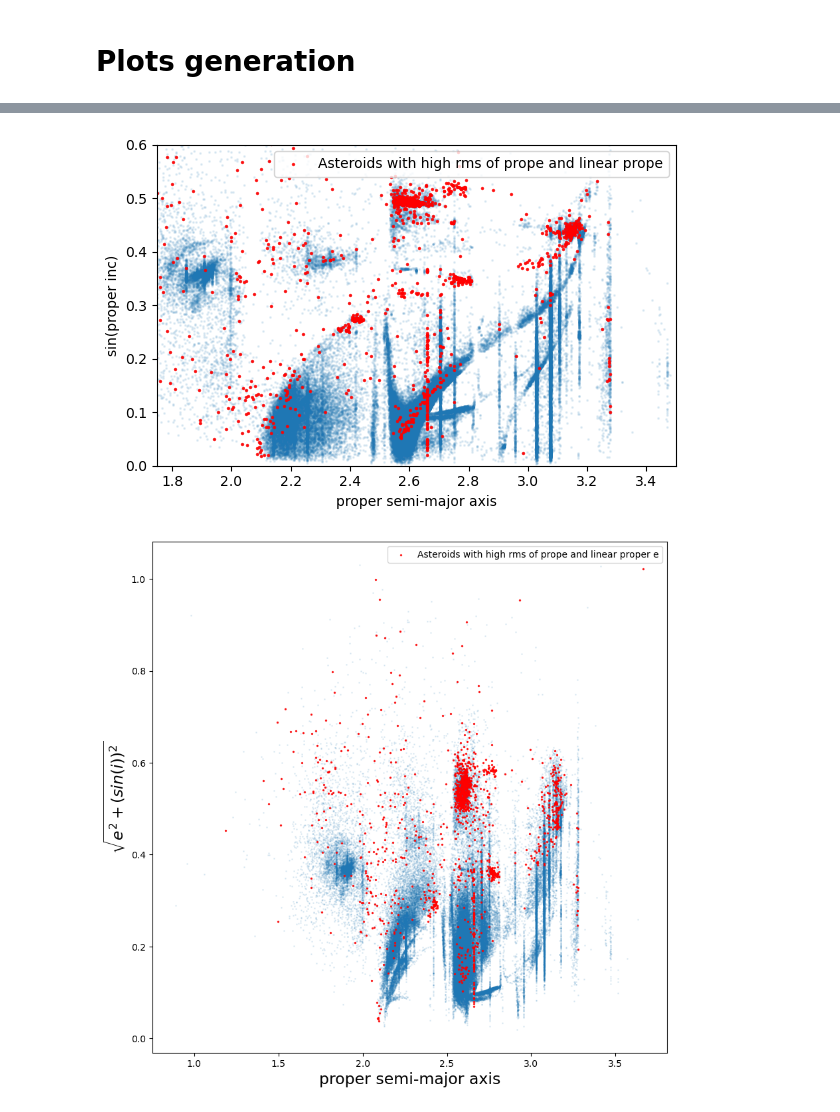
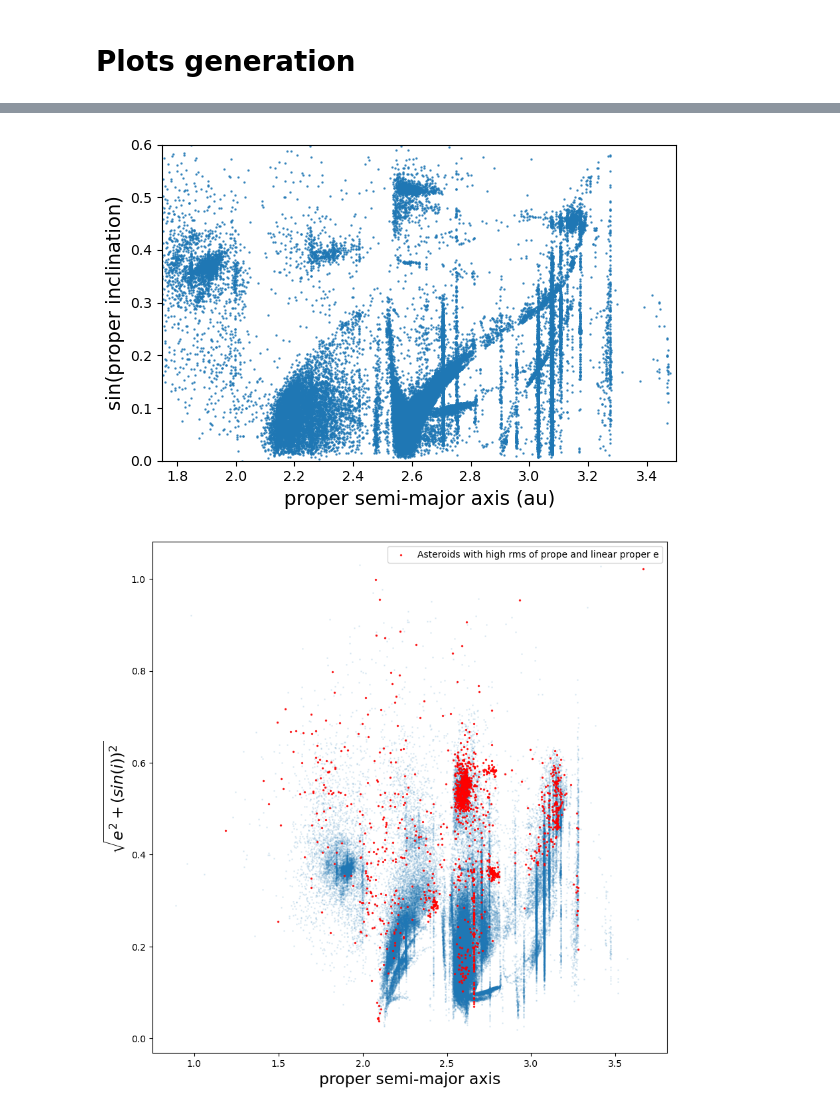
Before and after one commit to kavidey/action-angle-discovery, a Jupyter notebook: all_model_training.ipynb, the cells around one changed output, grey strips where cells are left out. Drawn from its saved outputs; the diff is of its cells as text; code cells hidden in the pictures.

```diff
--- a/all_model_training.ipynb
+++ b/all_model_training.ipynb
@@ -658,0 +876,4 @@ plt.legend()
+# %%
+df_ngb = pd.read_csv("tables_for_analysis/NGBooster_result.csv")
+# df_nn = pd.read_csv("tables_for_analysis/Neural_Network_results")
+df_xgb = pd.read_csv("tables_for_analysis/XGBoost_crepes_results.csv")
@@ -723,4 +1010,8 @@ def calculate_d(a_p, delta_a_p, delta_e_p, delta_sin_i_p):
 	d = (numerator / denominator) * math.sqrt(inside_sqrt)
 	return d
 
-merged_df['d'] = merged_df.apply(lambda row: calculate_d(row['propa'], row['da'], row['de'], row['dsini']), axis = 1)
+# merged_df['d'] = merged_df.apply(lambda row: calculate_d(row['propa'], row['da'], row['de'], row['dsini']), axis = 1)
+df_xgb['d'] = df_xgb.apply(lambda row: calculate_d(row['propa'], row['da'], row['de'], row['dsini']), axis = 1)
+df_ngb['d'] = df_ngb.apply(lambda row: calculate_d(row['propa'], row['da'], row['de'], row['dsini']), axis = 1)
+FN_df_xgb['d'] = df_xgb.apply(lambda row: calculate_d(row['propa'], row['da'], row['de'], row['dsini']), axis = 1)
+FN_df_ngb['d'] = df_ngb.apply(lambda row: calculate_d(row['propa'], row['da'], row['de'], row['dsini']), axis = 1)
@@ -768,21 +1384,30 @@ list(merged_df)
 # %%
-merged_df_high = merged_df[merged_df['d'] > 100]
-linear_prop_inc = np.sin(merged_df_high['propsini'])
-a = merged_df_high['propa']
+df_xgb_high = df_xgb[df_xgb['d'] > 100]
+df_ngb_high = df_ngb[df_ngb['d'] > 100]
+# merged_df_high = merged_df[merged_df['d'] > 100]
+# linear_prop_inc = np.sin(merged_df_high['propsini'])
+# a = merged_df_high['propa']
 plt.figure(figsize = [6, 4])
-plt.scatter(a, linear_prop_inc, s = 1, alpha = 0.1)
-plt.scatter(high_error_asteroids['propa'], np.sin(high_error_asteroids['propsini']), color = 'red', alpha = 0.8, s = 2, label = "Asteroids with high rms of prope and linear prope", rasterized=True)
+# plt.scatter(a, linear_prop_inc, s = 1, alpha = 0.1)
+# plt.scatter(FN_df_high['propa'], np.sin(FN_df_high['propsini']), color = 'red', alpha = 0.8, s = 1, label = "False Negative Asteroids", rasterized=True)
+plt.scatter(df_ngb_high['propa'], df_ngb_high["pred_inc"] + np.sin(df_ngb_high["Incl."] * np.pi/180), alpha = 0.8, s = 0.5)
+# ax[1].scatter(df_xgb_high['propa'], df_xgb_high["pred_xgb"] + df_xgb_high["e"], alpha = 0.8, s = 1)
+# ax[2].scatter(df_ngb_high['propa'], df_ngb_high["pred_ngb"] + df_ngb_high["e"], alpha = 0.8, s = 1)
+# labels = ["proper eccentricity", "xgb wt crepes proper eccentricity", "ngb proper eccentricity"]
+# for i in range(3):
+# 	ax[i].set_ylim(0, 0.35)
+# 	ax[i].set_xlim(2, 3.5)
+# 	ax[i].set_ylabel(labels[i])
 plt.ylim(0, 0.6)
 plt.xlim(1.75, 3.5)
 # for (label, a_val), color in zip(a_values.items(), colors):
 #     plt.vlines(a_val, 0, 0.3, label = label, color = color)
-plt.xlabel("proper semi-major axis")
-plt.ylabel("sin(proper inc)")
-plt.legend()
+plt.xlabel("proper semi-major axis (au)", size = 14)
+plt.ylabel("sin(proper inclination)", size = 14)
 plt.tight_layout()
 plt.show()
 # %% [output]
-[figure, old version]
+[figure, new version]
 # %%
 merged_df_high = merged_df[merged_df['d'] > 100]
 para_e_inc = np.sqrt(np.sin(merged_df_high['propsini'])**2 + merged_df_high['prope']**2)
```
Also changed, not shown: parts of 84 cells of this notebook, 8 other files.
